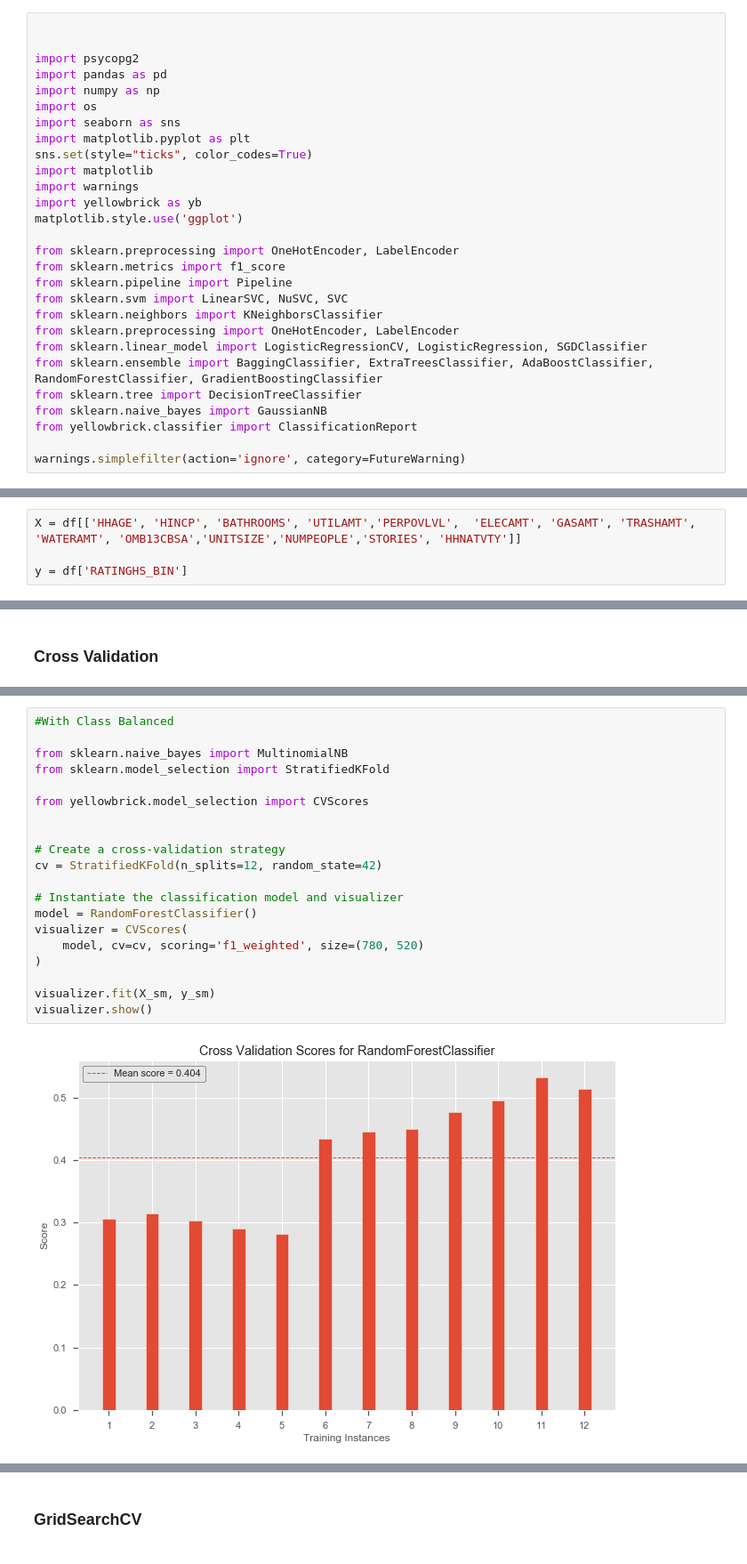
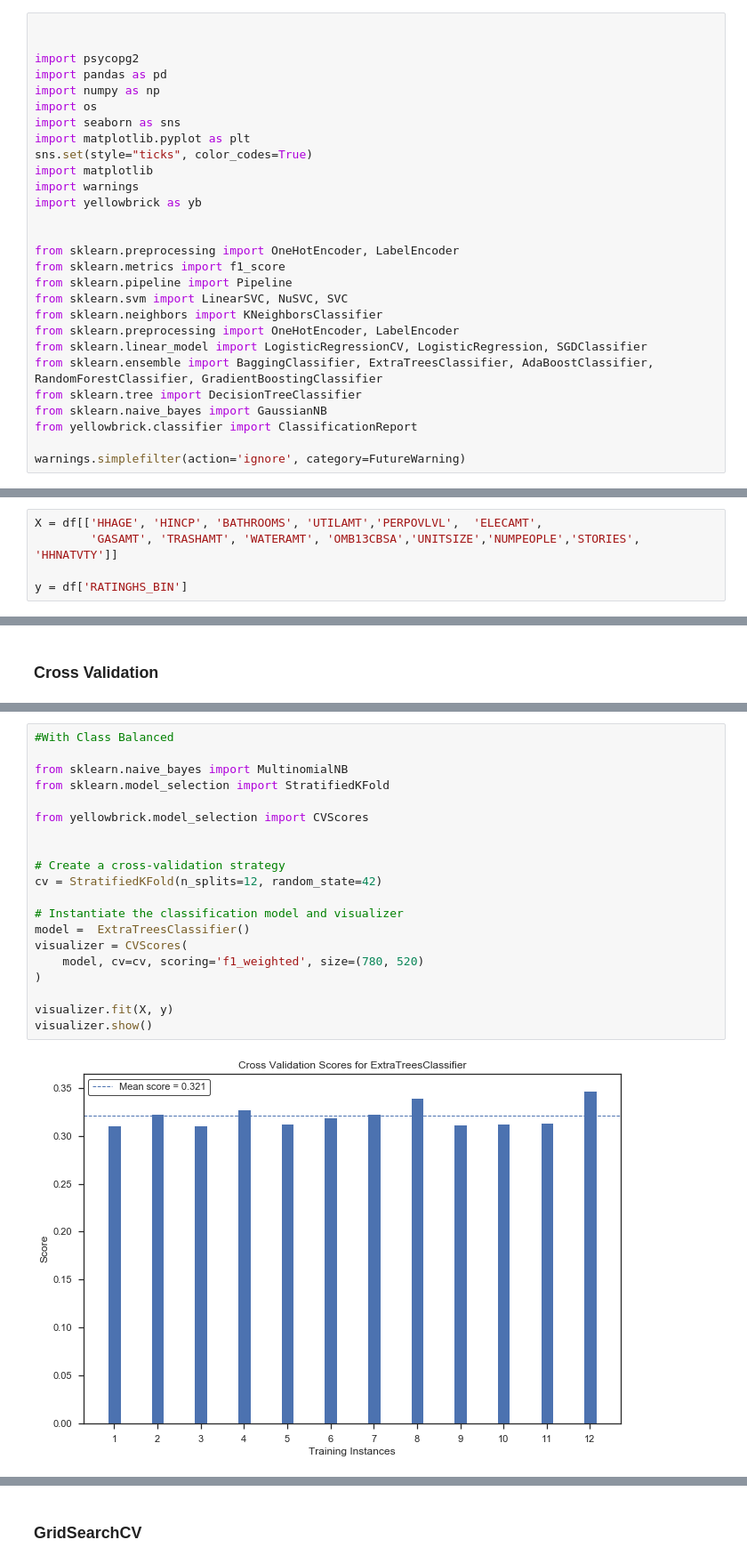
Before and after one commit to georgetown-analytics/First-Home-Recommender, a Jupyter notebook: Modeling_Full.ipynb, the cells around one changed output, grey strips where cells are left out. Shown at 89% size. Saved outputs shown, nothing was run; the diff lists cells and outputs as text.

```diff
--- a/Modeling_Full.ipynb
+++ b/Modeling_Full.ipynb
@@ -11,7 +11,7 @@ sns.set(style="ticks", color_codes=True)
 import matplotlib
 import warnings
 import yellowbrick as yb
-matplotlib.style.use('ggplot')
+
 
 from sklearn.preprocessing import OneHotEncoder, LabelEncoder
 from sklearn.metrics import f1_score
@@ -86,7 +82,8 @@ sns.distplot(df['RATINGHS_BIN'], bins=4, kde=False, rug=True);
 # %% [markdown]
 ### Class Imbalanced
 # %%
-X = df[['HHAGE', 'HINCP', 'BATHROOMS', 'UTILAMT','PERPOVLVL',  'ELECAMT', 'GASAMT', 'TRASHAMT', 'WATERAMT', 'OMB13CBSA','UNITSIZE','NUMPEOPLE','STORIES', 'HHNATVTY']]
+X = df[['HHAGE', 'HINCP', 'BATHROOMS', 'UTILAMT','PERPOVLVL',  'ELECAMT',
+        'GASAMT', 'TRASHAMT', 'WATERAMT', 'OMB13CBSA','UNITSIZE','NUMPEOPLE','STORIES', 'HHNATVTY']]
 
 y = df['RATINGHS_BIN']
 # %%
@@ -285,25 +296,25 @@ visualizer.show()
 # %%
 #With Class Balanced
 
 from sklearn.naive_bayes import MultinomialNB
 from sklearn.model_selection import StratifiedKFold
 
 from yellowbrick.model_selection import CVScores
 
 
 # Create a cross-validation strategy
 cv = StratifiedKFold(n_splits=12, random_state=42)
 
 # Instantiate the classification model and visualizer
-model = RandomForestClassifier()
+model =  ExtraTreesClassifier()
 visualizer = CVScores(
     model, cv=cv, scoring='f1_weighted', size=(780, 520)
 )
 
-visualizer.fit(X_sm, y_sm)
+visualizer.fit(X, y)
 visualizer.show()
 # %% [output]
-[figure, old version]
+[figure, new version]
 <matplotlib.axes._subplots.AxesSubplot at 0x...>
 # %% [markdown]
 ### GridSearchCV
```
Also changed, not shown: parts of 15 cells of this notebook.
